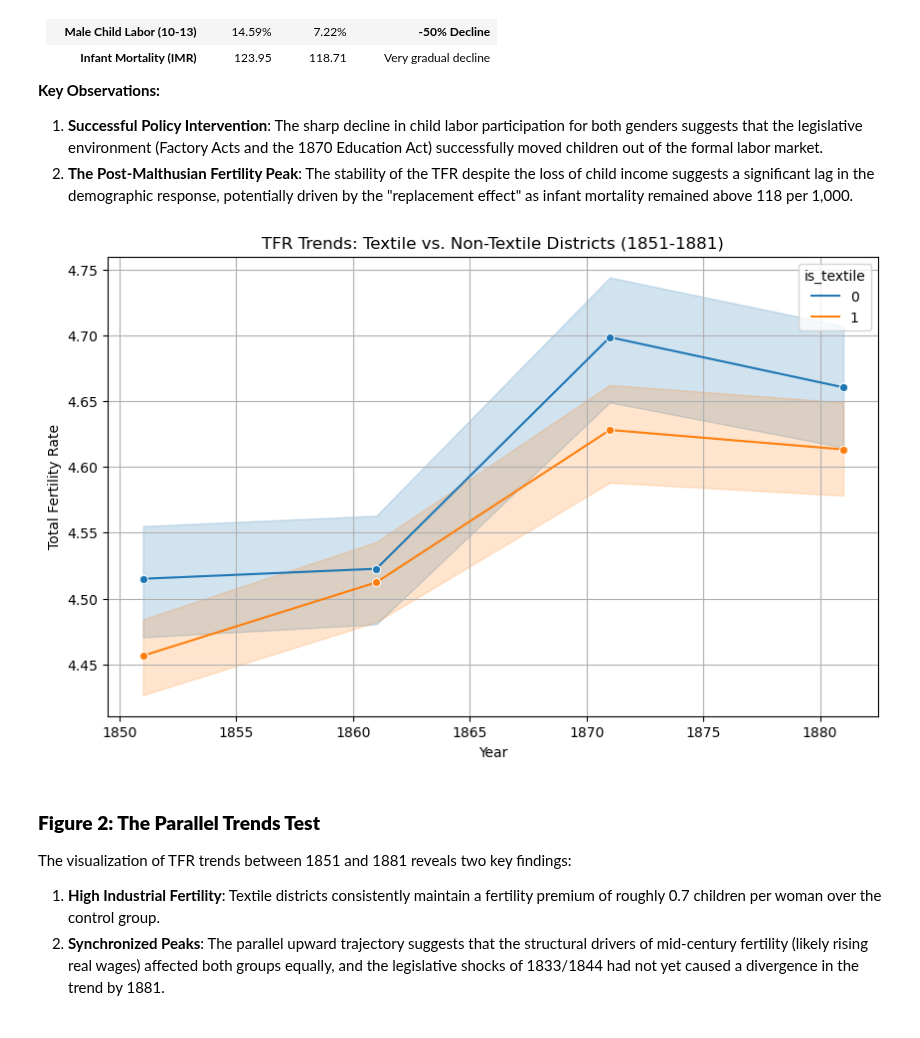
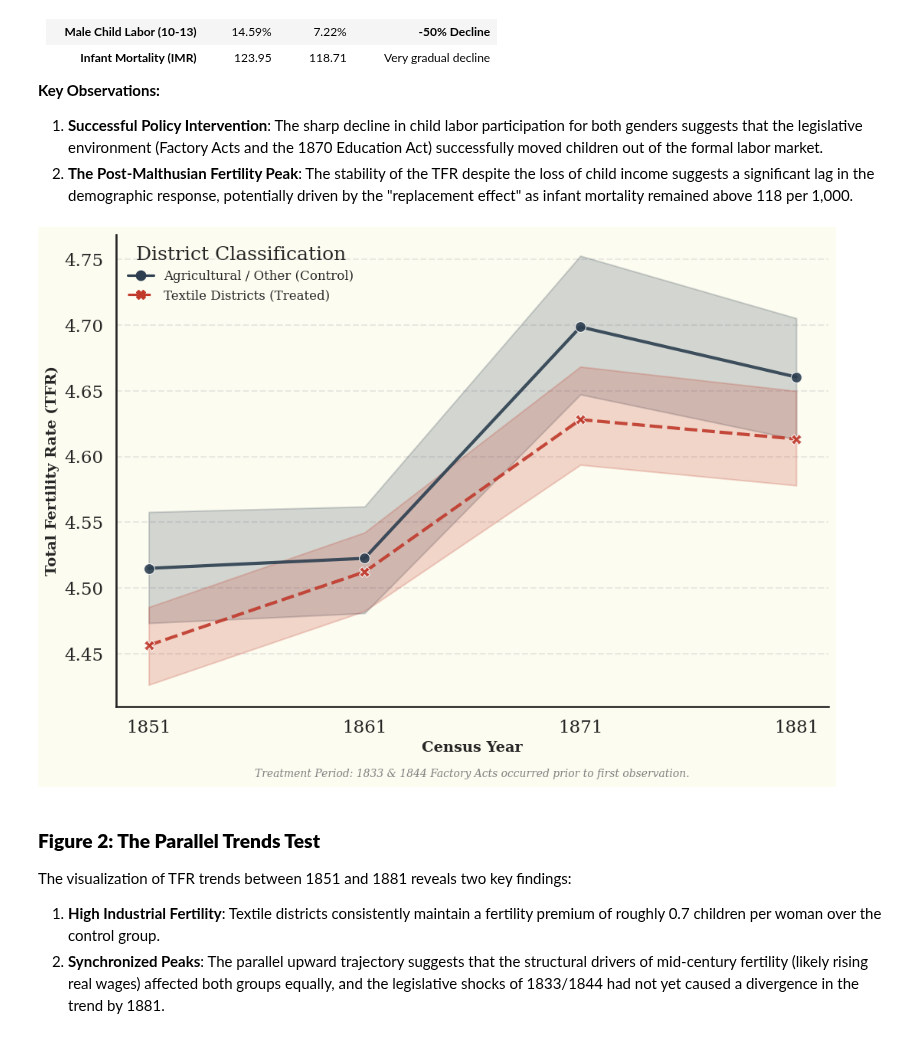
Before and after one commit to AntonEbsen/Demography, a Jupyter notebook: exam_project/notebooks/exam_project.ipynb, the cells around one changed output. Saved outputs shown, nothing was run; the diff lists cells and outputs as text; code cells hidden in the pictures.

```diff
--- a/exam_project/notebooks/exam_project.ipynb
+++ b/exam_project/notebooks/exam_project.ipynb
@@ -299,15 +327,63 @@ textile_districts = df_factory[(df_factory['Year'] == 1851) & (df_factory['F_TEX
 # Create a treatment indicator in the full panel
 df_factory['is_textile'] = df_factory['REGDIST'].isin(textile_districts).astype(int)
 # %%
-# Plot average TFR trends for treatment and control groups
-plt.figure(figsize=(10, 6))
-sns.lineplot(data=df_factory, x='Year', y='TFR', hue='is_textile', marker='o')
-plt.title('TFR Trends: Textile vs. Non-Textile Districts (1851-1881)')
-plt.ylabel('Total Fertility Rate')
-plt.grid(True)
+import matplotlib.pyplot as plt
+import seaborn as sns
+
+# 1. Setup the style and color palette
+# Using a muted, academic palette (Treated = Darker, Control = Lighter/Neutral)
+colors = {1: "#c0392b", 0: "#2c3e50"}
+sns.set_context("talk") # Makes text larger and clearer for papers
+
+# 2. Initialize the figure with a soft background
+fig, ax = plt.subplots(figsize=(12, 8), facecolor='#fdfcf0')
+ax.set_facecolor('#fdfcf0')
+
+# 3. Create the plot with styled confidence intervals
+sns.lineplot(
+    data=df_factory,
+    x='Year',
+    y='TFR',
+    hue='is_textile',
+    palette=colors,
+    style='is_textile', # Different line styles for extra clarity
+    markers=True,
+    markersize=10,
+    linewidth=3,
+    alpha=0.9,
+    ax=ax
+)
+
+# 4. Refine the Legend (Convert 0/1 to Descriptive Names)
+handles, labels = ax.get_legend_handles_labels()
+ax.legend(
+    handles=handles,
+    labels=['Agricultural / Other (Control)', 'Textile Districts (Treated)'],
+    title="District Classification",
+    frameon=False,
+    loc='upper left',
+    fontsize=12
+)
+
+# 5. Add Titles and Axis Labels
+plt.xlabel('Census Year', fontsize=14, fontweight='bold')
+plt.ylabel('Total Fertility Rate (TFR)', fontsize=14, fontweight='bold')
+
+# 6. Technical Polish
+plt.grid(axis='y', linestyle='--', alpha=0.4)
+sns.despine() # Remove top and right borders
+plt.xticks([1851, 1861, 1871, 1881]) # Ensure only census years show
+
+# 7. Add an annotation about the 1831 Baseline
+plt.annotate(
+    'Treatment Period: 1833 & 1844 Factory Acts occurred prior to first observation.',
+    xy=(0.5, -0.15), xycoords='axes fraction',
+    ha='center', fontsize=10, color='gray', style='italic'
+)
+
 plt.show()
 # %% [output]
-[figure, old version]
+[figure, new version]
 # %% [markdown]
 ### **Figure 2: The Parallel Trends Test**
 The visualization of TFR trends between 1851 and 1881 reveals two key findings:
```
Also changed, not shown: parts of 20 cells of this notebook, 3 other files.
